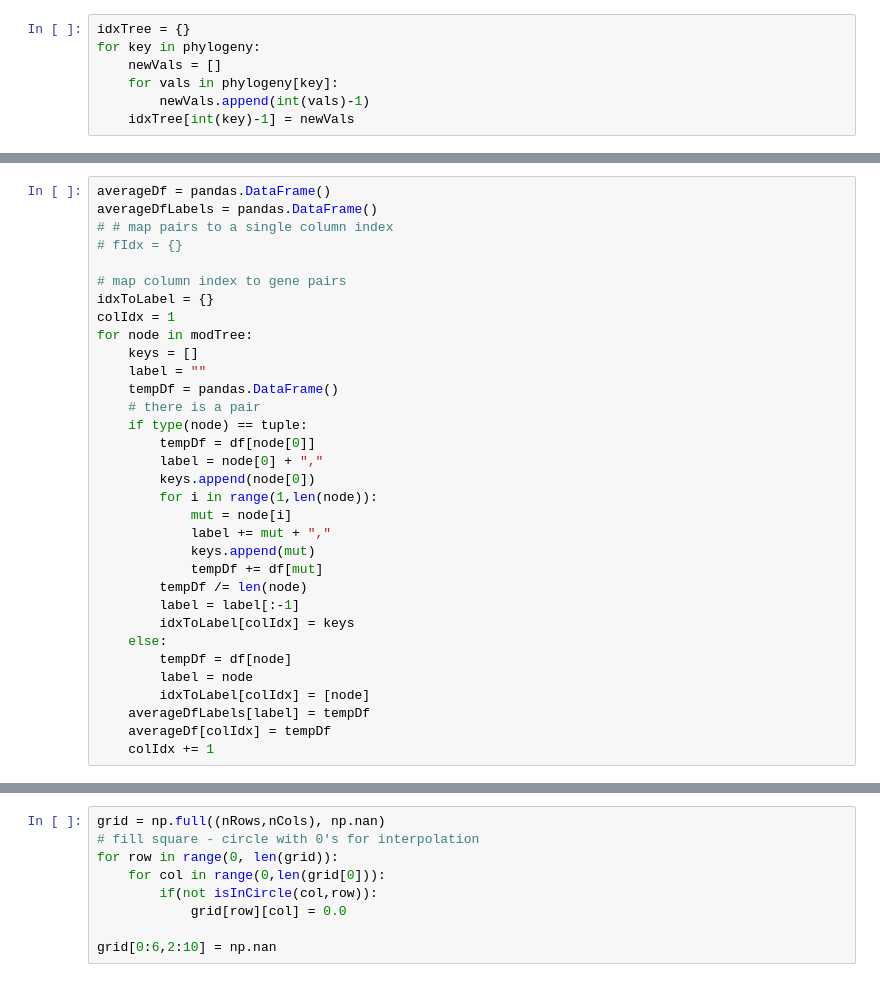
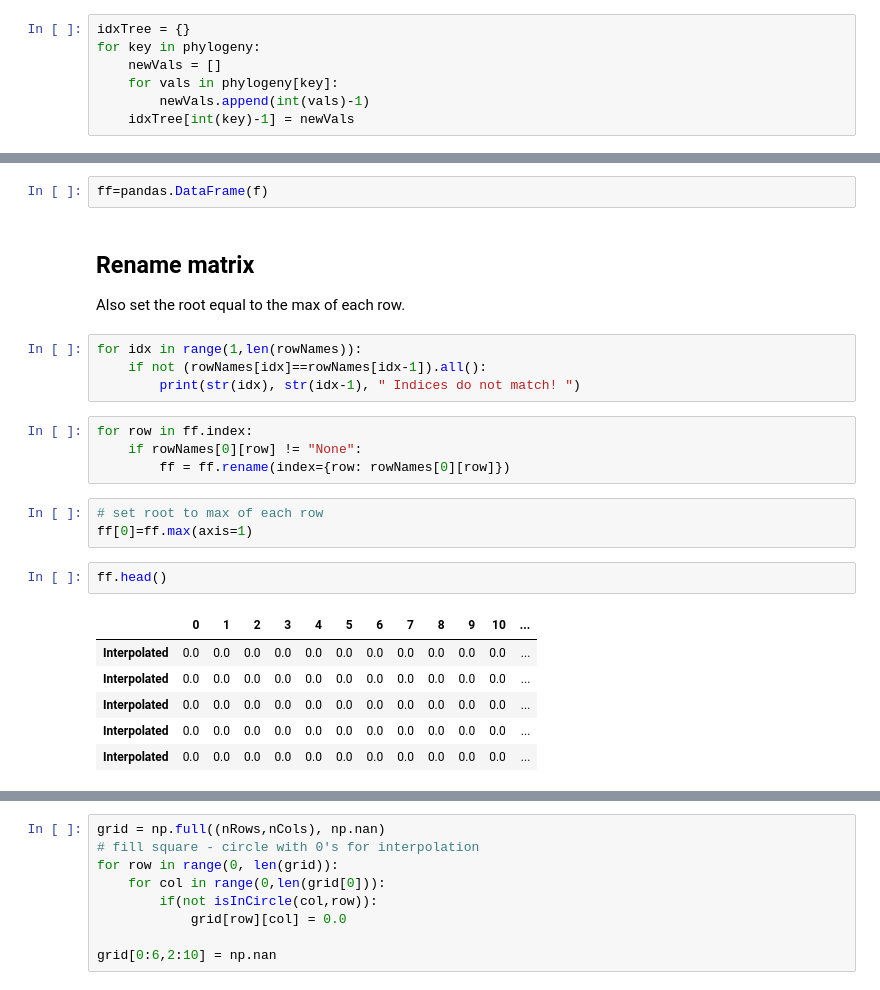
Before and after one commit to elkebir-group/ClonArch, a Jupyter notebook: data/data_prep.ipynb, the cells around one changed output, grey strips where cells are left out. Cells and saved outputs as stored; diff of their text form.

Commit message:
multi-tree support, added interactivity

```diff
--- a/data/data_prep.ipynb
+++ b/data/data_prep.ipynb
@@ -814,33 +788,0 @@ modTree = {
-# %%
-averageDf = pandas.DataFrame()
-averageDfLabels = pandas.DataFrame()
-# # map pairs to a single column index
-# fIdx = {}
-
-# map column index to gene pairs
-idxToLabel = {}
-colIdx = 1
-for node in modTree:
-    keys = []
-    label = ""
-    tempDf = pandas.DataFrame()
-    # there is a pair
-    if type(node) == tuple:
-        tempDf = df[node[0]]
-        label = node[0] + ","
-        keys.append(node[0])
-        for i in range(1,len(node)):
-            mut = node[i]
-            label += mut + ","
-            keys.append(mut)
-            tempDf += df[mut]
-        tempDf /= len(node)
-        label = label[:-1]
-        idxToLabel[colIdx] = keys
-    else:
-        tempDf = df[node]
-        label = node
-        idxToLabel[colIdx] = [node]
-    averageDfLabels[label] = tempDf
-    averageDf[colIdx] = tempDf
-    colIdx += 1
@@ -945,0 +948,26 @@ dff.to_csv('avgThenInterpolateMatrixF.csv', index=False, sep=',', header=True)
+# %%
+ff=pandas.DataFrame(f)
+# %% [markdown]
+## Rename matrix
+
+Also set the root equal to the max of each row.
+# %%
+for idx in range(1,len(rowNames)):
+    if not (rowNames[idx]==rowNames[idx-1]).all():
+        print(str(idx), str(idx-1), " Indices do not match! ")
+# %%
+for row in ff.index:
+    if rowNames[0][row] != "None":
+        ff = ff.rename(index={row: rowNames[0][row]})
+# %%
+# set root to max of each row
+ff[0]=ff.max(axis=1)
+# %%
+ff.head()
+# %% [output]
+|  | 0 | 1 | 2 | 3 | 4 | 5 | 6 | 7 | 8 | 9 | 10 | ... |
+| Interpolated | 0.0 | 0.0 | 0.0 | 0.0 | 0.0 | 0.0 | 0.0 | 0.0 | 0.0 | 0.0 | 0.0 | ... |
+| Interpolated | 0.0 | 0.0 | 0.0 | 0.0 | 0.0 | 0.0 | 0.0 | 0.0 | 0.0 | 0.0 | 0.0 | ... |
+| Interpolated | 0.0 | 0.0 | 0.0 | 0.0 | 0.0 | 0.0 | 0.0 | 0.0 | 0.0 | 0.0 | 0.0 | ... |
+| Interpolated | 0.0 | 0.0 | 0.0 | 0.0 | 0.0 | 0.0 | 0.0 | 0.0 | 0.0 | 0.0 | 0.0 | ... |
+| Interpolated | 0.0 | 0.0 | 0.0 | 0.0 | 0.0 | 0.0 | 0.0 | 0.0 | 0.0 | 0.0 | 0.0 | ... |
```
Also changed, not shown: parts of 53 cells of this notebook, 22 other files.
